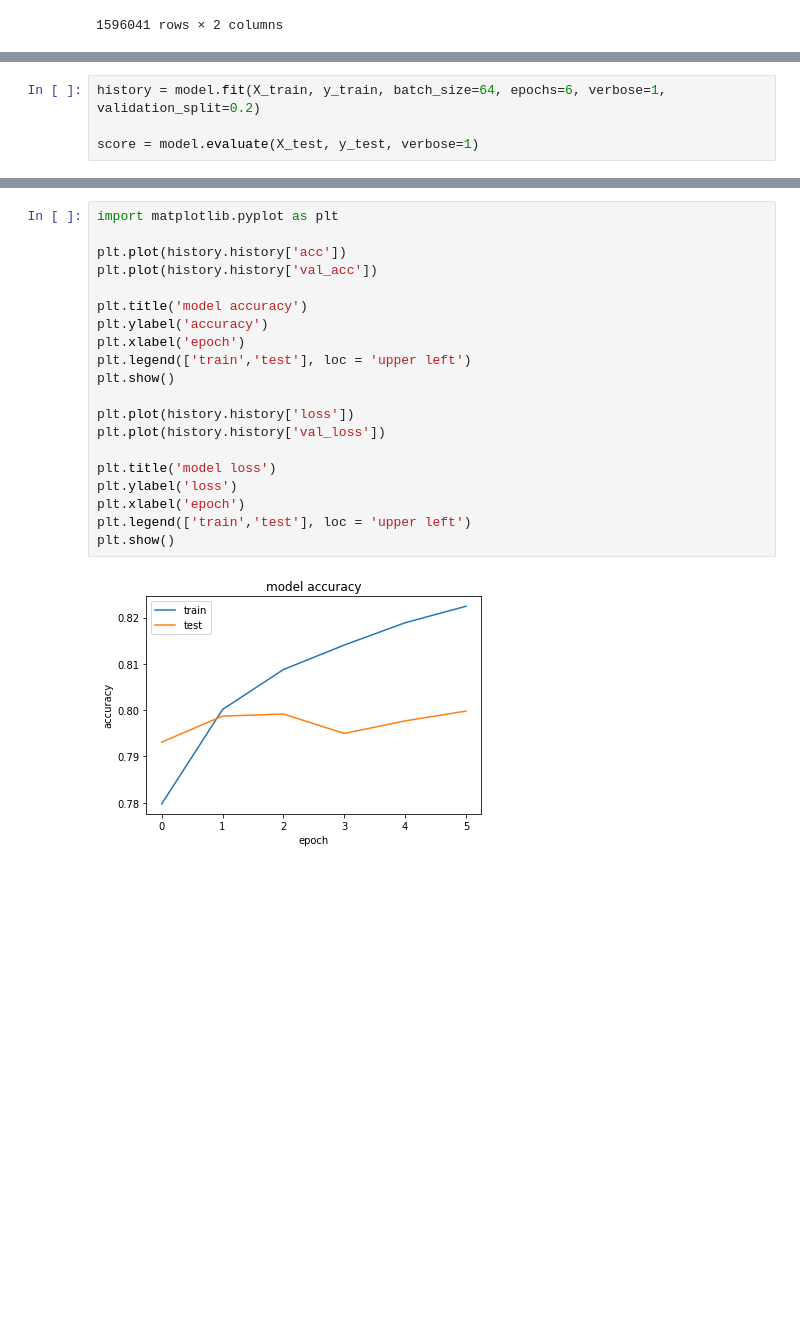
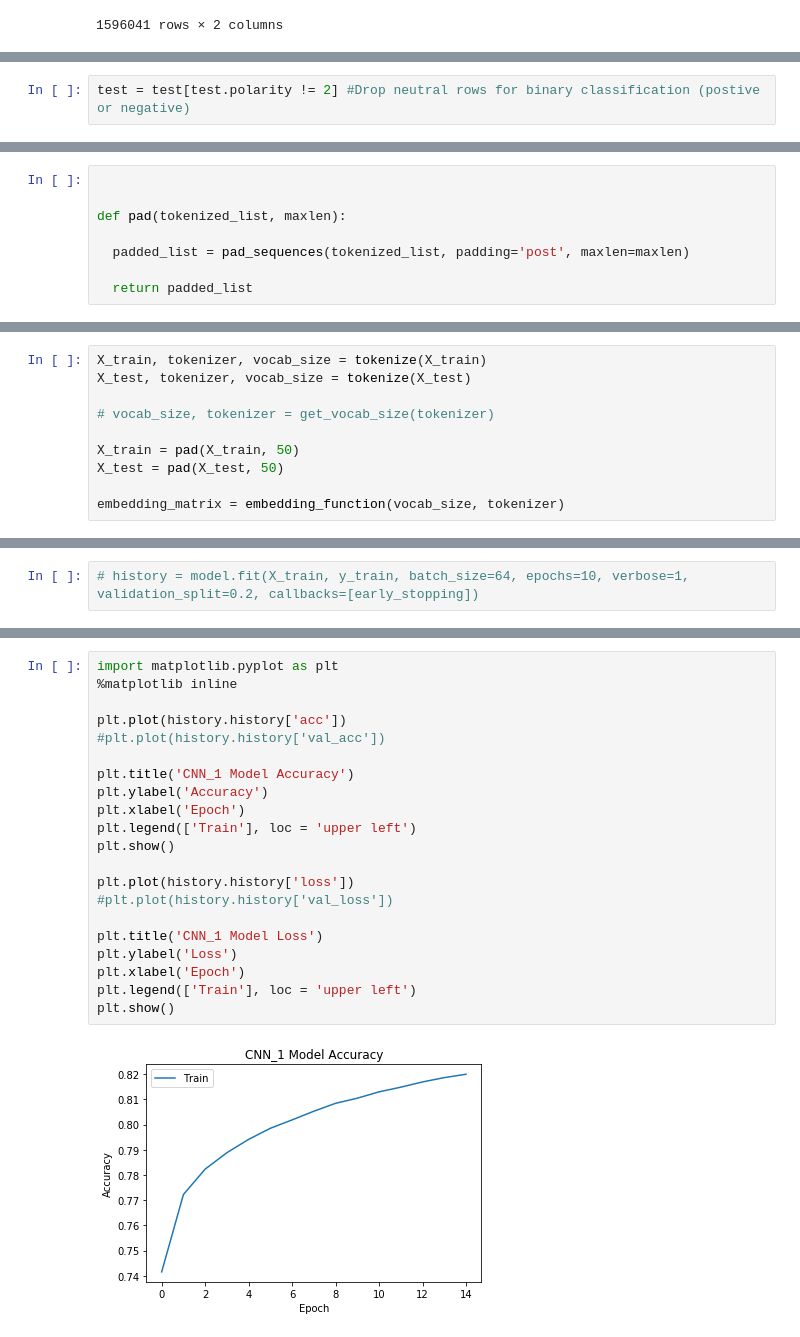
Before and after one commit to junha1532/SentimentAnalysis, a Jupyter notebook: CNN_Sentiment.ipynb, the cells around one changed output, grey strips where cells are left out. Drawn from its saved outputs; the diff is of its cells as text; blank space fills up the shorter version.

```diff
--- a/CNN_Sentiment.ipynb
+++ b/CNN_Sentiment.ipynb
@@ -160,0 +178,2 @@ len(X_train)
+# %%
+test = test[test.polarity != 2] #Drop neutral rows for binary classification (postive or negative)
@@ -161,3 +247,11 @@ len(X_train)
+# %%
+
+
+def pad(tokenized_list, maxlen):
+
+  padded_list = pad_sequences(tokenized_list, padding='post', maxlen=maxlen)
+
+  return padded_list
 # %%
 len(X_train)
 # %% [output]
@@ -250,0 +315,10 @@ numpy.ndarray
+# %%
+X_train, tokenizer, vocab_size = tokenize(X_train)
+X_test, tokenizer, vocab_size = tokenize(X_test)
+
+# vocab_size, tokenizer = get_vocab_size(tokenizer)
+
+X_train = pad(X_train, 50)
+X_test = pad(X_test, 50)
+
+embedding_matrix = embedding_function(vocab_size, tokenizer)
@@ -251,4 +364,2 @@ numpy.ndarray
 # %%
-history = model.fit(X_train, y_train, batch_size=64, epochs=6, verbose=1, validation_split=0.2)
-
-score = model.evaluate(X_test, y_test, verbose=1)
+# history = model.fit(X_train, y_train, batch_size=64, epochs=10, verbose=1, validation_split=0.2, callbacks=[early_stopping])
@@ -282,22 +413,23 @@ Test Accuracy: 0.12650602412630754
 # %%
 import matplotlib.pyplot as plt
+%matplotlib inline
 
 plt.plot(history.history['acc'])
-plt.plot(history.history['val_acc'])
+#plt.plot(history.history['val_acc'])
 
-plt.title('model accuracy')
-plt.ylabel('accuracy')
-plt.xlabel('epoch')
-plt.legend(['train','test'], loc = 'upper left')
+plt.title('CNN_1 Model Accuracy')
+plt.ylabel('Accuracy')
+plt.xlabel('Epoch')
+plt.legend(['Train'], loc = 'upper left')
 plt.show()
 
 plt.plot(history.history['loss'])
-plt.plot(history.history['val_loss'])
+#plt.plot(history.history['val_loss'])
 
-plt.title('model loss')
-plt.ylabel('loss')
-plt.xlabel('epoch')
-plt.legend(['train','test'], loc = 'upper left')
+plt.title('CNN_1 Model Loss')
+plt.ylabel('Loss')
+plt.xlabel('Epoch')
+plt.legend(['Train'], loc = 'upper left')
 plt.show()
 # %% [output]
-[figure, old version]
+[figure, new version]
```
Also changed, not shown: parts of 54 cells of this notebook.
